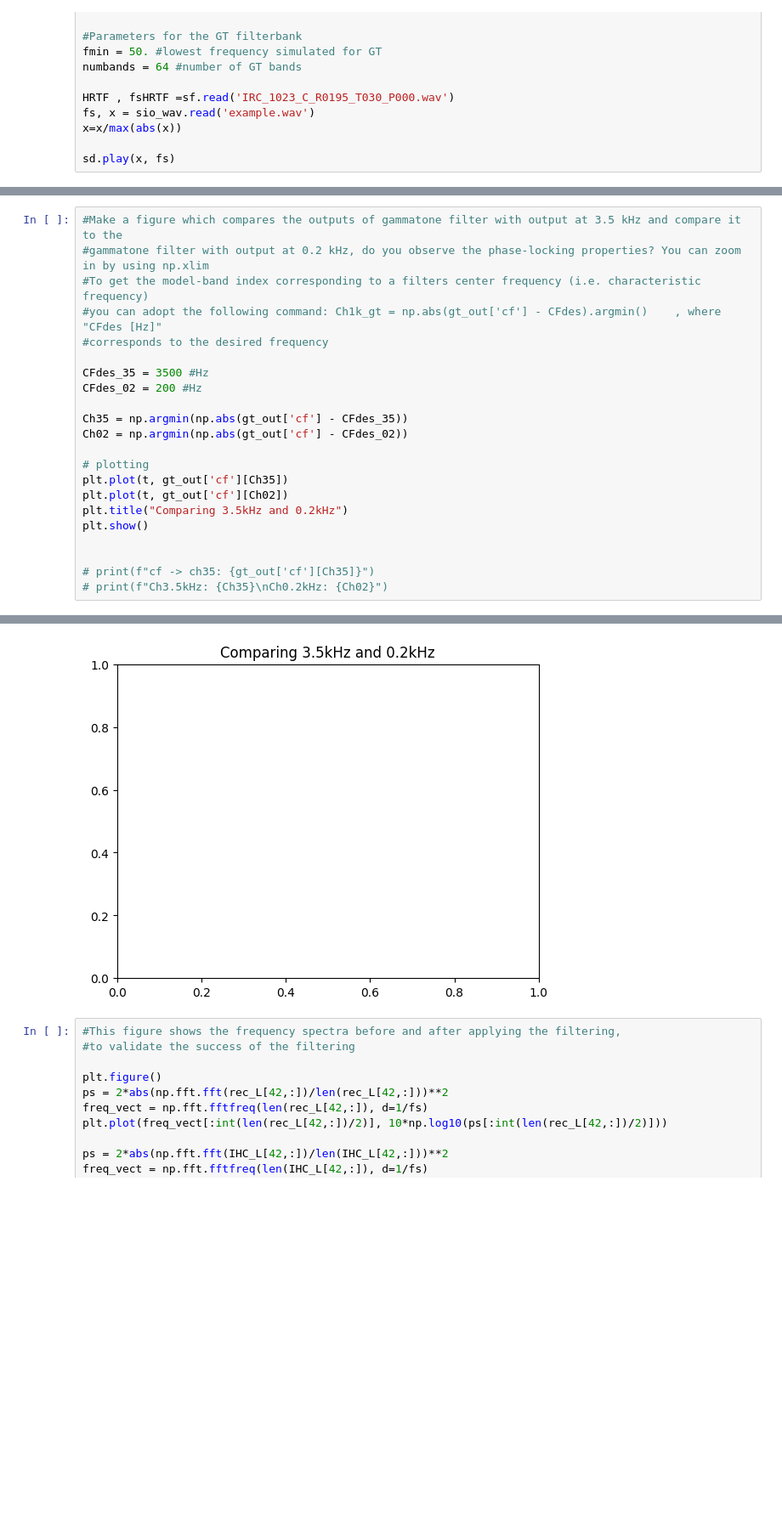
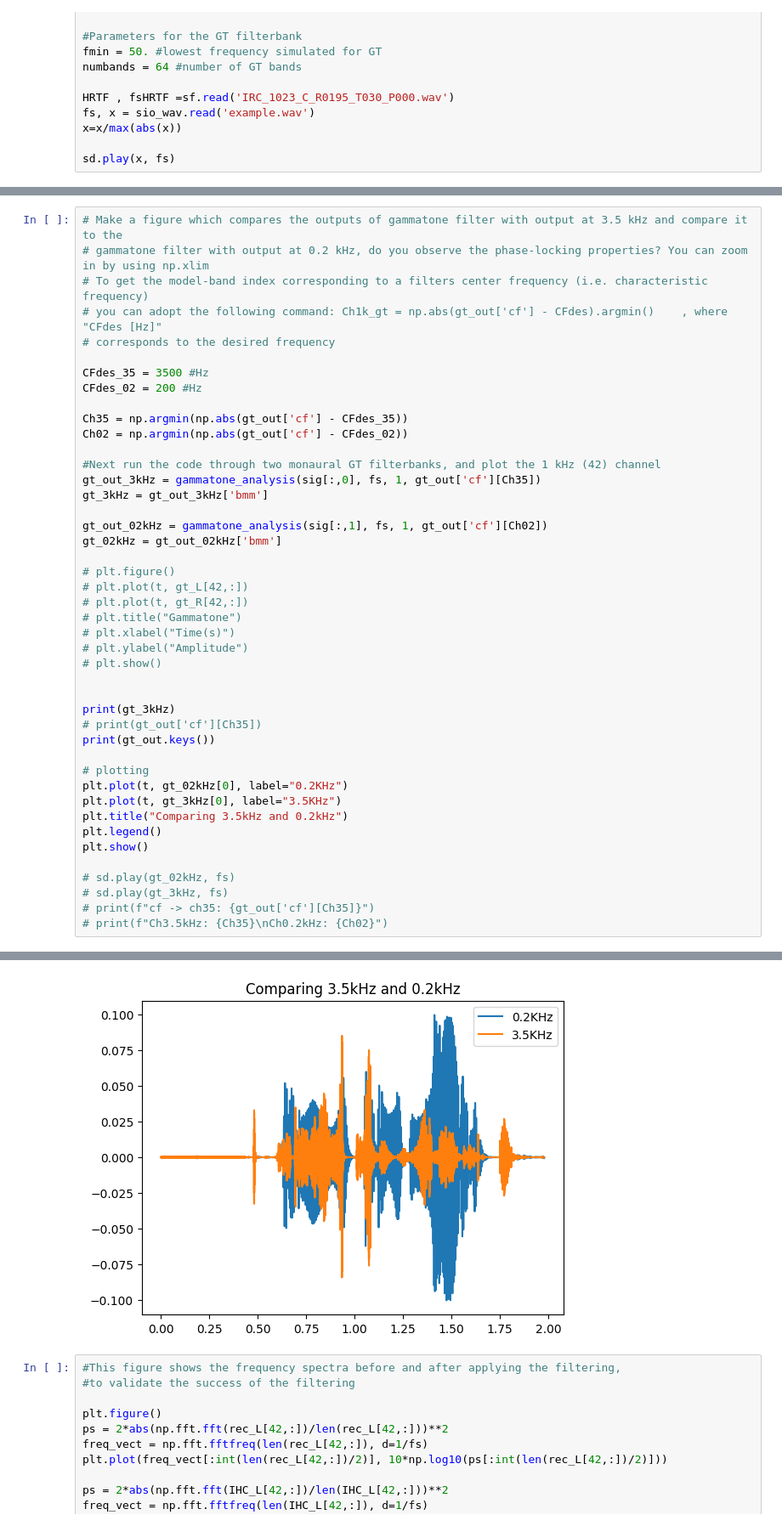
Before and after one commit to cesarz10/Auditory-computation, a Jupyter notebook: AudCompLab1_2022/CompAudLab_Binaural.ipynb, the cells around one changed output, grey strips where cells are left out. Shown at 85% size. Drawn from its saved outputs; the diff is of its cells as text; blank space fills up the shorter version.

```diff
--- a/AudCompLab1_2022/CompAudLab_Binaural.ipynb
+++ b/AudCompLab1_2022/CompAudLab_Binaural.ipynb
@@ -98,9 +107,9 @@ plt.show()
 # %%
-#Make a figure which compares the outputs of gammatone filter with output at 3.5 kHz and compare it to the
-#gammatone filter with output at 0.2 kHz, do you observe the phase-locking properties? You can zoom in by using np.xlim
-#To get the model-band index corresponding to a filters center frequency (i.e. characteristic frequency)
-#you can adopt the following command: Ch1k_gt = np.abs(gt_out['cf'] - CFdes).argmin()    , where "CFdes [Hz]"
-#corresponds to the desired frequency
+# Make a figure which compares the outputs of gammatone filter with output at 3.5 kHz and compare it to the
+# gammatone filter with output at 0.2 kHz, do you observe the phase-locking properties? You can zoom in by using np.xlim
+# To get the model-band index corresponding to a filters center frequency (i.e. characteristic frequency)
+# you can adopt the following command: Ch1k_gt = np.abs(gt_out['cf'] - CFdes).argmin()    , where "CFdes [Hz]"
+# corresponds to the desired frequency
 
 CFdes_35 = 3500 #Hz
 CFdes_02 = 200 #Hz
@@ -108,13 +117,35 @@ CFdes_02 = 200 #Hz
 Ch35 = np.argmin(np.abs(gt_out['cf'] - CFdes_35))
 Ch02 = np.argmin(np.abs(gt_out['cf'] - CFdes_02))
 
+#Next run the code through two monaural GT filterbanks, and plot the 1 kHz (42) channel
+gt_out_3kHz = gammatone_analysis(sig[:,0], fs, 1, gt_out['cf'][Ch35])
+gt_3kHz = gt_out_3kHz['bmm']
+
+gt_out_02kHz = gammatone_analysis(sig[:,1], fs, 1, gt_out['cf'][Ch02])
+gt_02kHz = gt_out_02kHz['bmm']
+
+# plt.figure()
+# plt.plot(t, gt_L[42,:])
+# plt.plot(t, gt_R[42,:])
+# plt.title("Gammatone")
+# plt.xlabel("Time(s)")
+# plt.ylabel("Amplitude")
+# plt.show()
+
+
+print(gt_3kHz)
+# print(gt_out['cf'][Ch35])
+print(gt_out.keys())
+
 # plotting
-plt.plot(t, gt_out['cf'][Ch35])
-plt.plot(t, gt_out['cf'][Ch02])
+plt.plot(t, gt_02kHz[0], label="0.2KHz")
+plt.plot(t, gt_3kHz[0], label="3.5KHz")
 plt.title("Comparing 3.5kHz and 0.2kHz")
+plt.legend()
 plt.show()
 
-
+# sd.play(gt_02kHz, fs)
+# sd.play(gt_3kHz, fs)
 # print(f"cf -> ch35: {gt_out['cf'][Ch35]}")
 # print(f"Ch3.5kHz: {Ch35}\nCh0.2kHz: {Ch02}")
 # %% [output]
@@ -124,4 +155,4 @@ Ch0.2kHz: 57
-[figure, old version]
+[figure, new version]
 # %%
 #This figure shows the frequency spectra before and after applying the filtering,
 #to validate the success of the filtering
```
Also changed, not shown: parts of 4 cells of this notebook, 1 other file.
